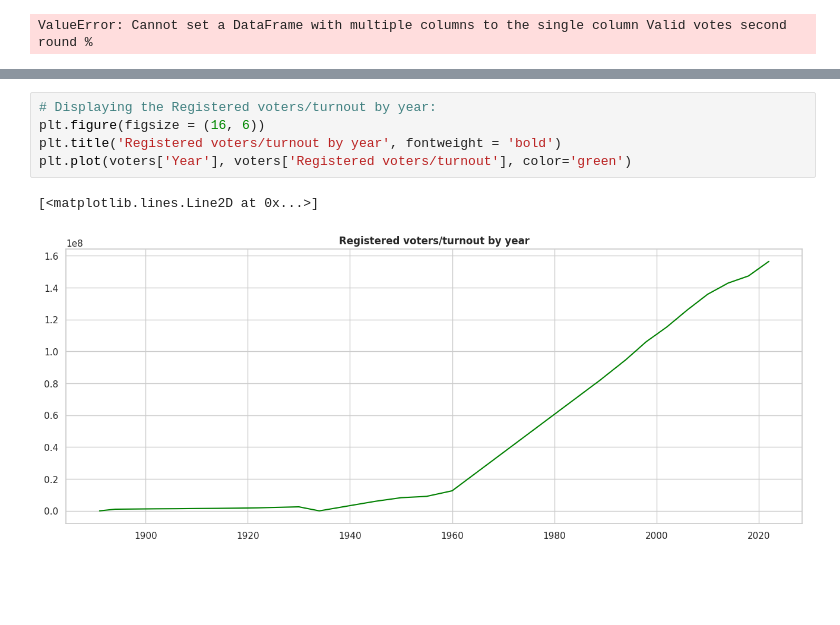
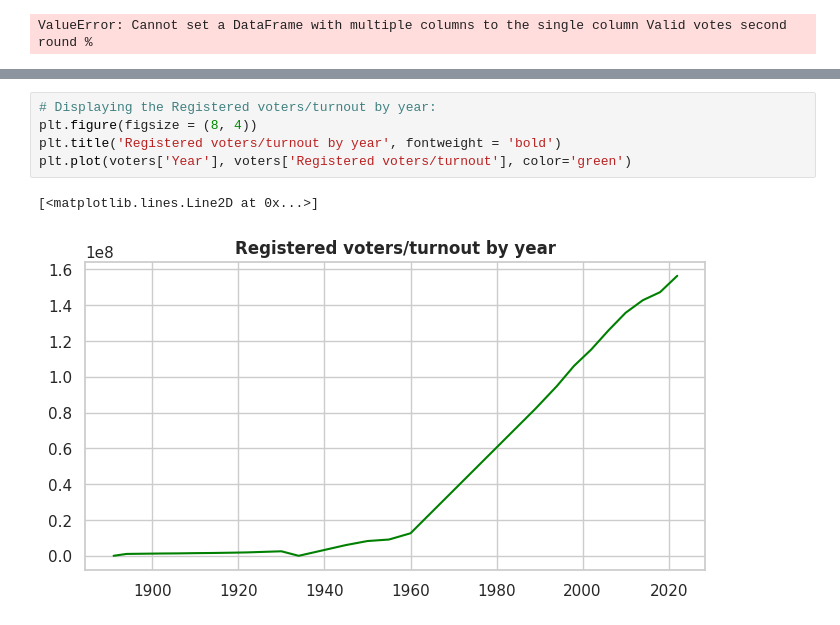
Before and after one commit to guilhermelaviola/BrazilianPresidentialElections, a Jupyter notebook: BrazilianPresidentialElections.ipynb, the cells around one changed output, grey strips where cells are left out. Drawn from its saved outputs; the diff is of its cells as text; blank space fills up the shorter version.

```diff
--- a/BrazilianPresidentialElections.ipynb
+++ b/BrazilianPresidentialElections.ipynb
@@ -217,8 +217,8 @@ plt.plot(voters['Year'], voters['Invalid/blank votes second round'], color='gree
 # %%
 # Displaying the Registered voters/turnout by year:
-plt.figure(figsize = (16, 6))
+plt.figure(figsize = (8, 4))
 plt.title('Registered voters/turnout by year', fontweight = 'bold')
 plt.plot(voters['Year'], voters['Registered voters/turnout'], color='green')
 # %% [output]
 [<matplotlib.lines.Line2D at 0x...>]
-[figure, old version]
+[figure, new version]
```
Also changed, not shown: parts of 5 cells of this notebook.
